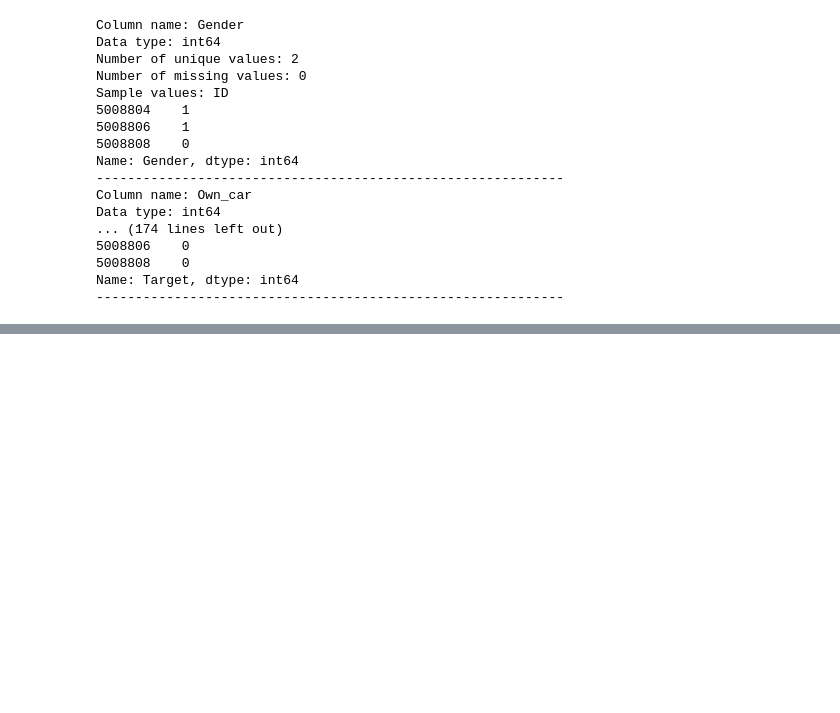
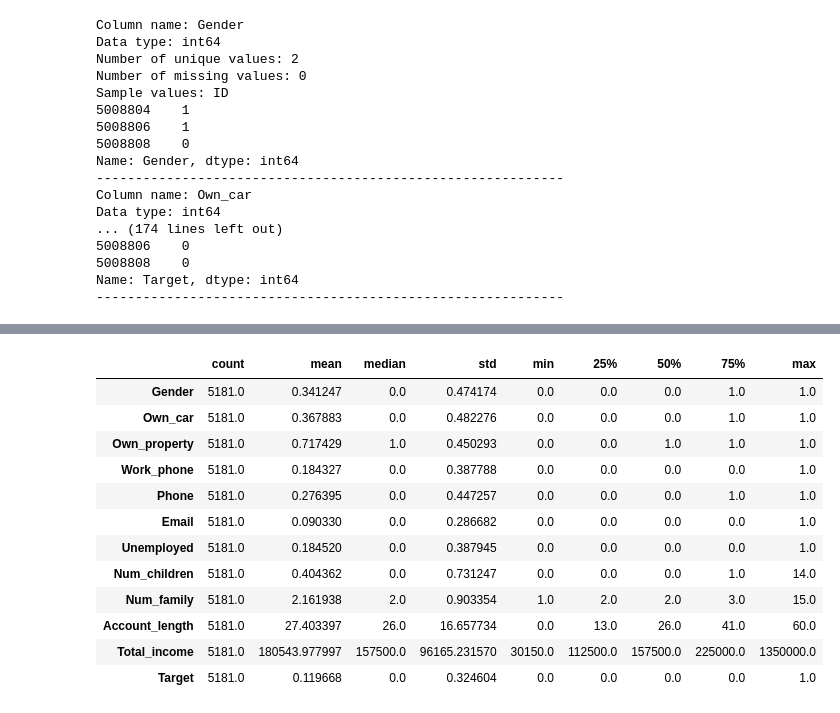
Before and after one commit to yamartej/azure-ml-projects, a Jupyter notebook: projects/jj-project/notebooks/data_exploration.ipynb, the cells around one changed output, grey strips where cells are left out. Saved outputs shown, nothing was run; the diff lists cells and outputs as text; code cells hidden in the pictures; blank space fills up the shorter version.

```diff
--- a/projects/jj-project/notebooks/data_exploration.ipynb
+++ b/projects/jj-project/notebooks/data_exploration.ipynb
@@ -86,0 +117,16 @@ import pyarrow.parquet as pq
+# %%
+estadisticos_cont(df_training.select_dtypes('number'))
+# %% [output]
+|  | count | mean | median | std | min | 25% | 50% | 75% | max |
+| Gender | 5181.0 | 0.341247 | 0.0 | 0.474174 | 0.0 | 0.0 | 0.0 | 1.0 | 1.0 |
+| Own_car | 5181.0 | 0.367883 | 0.0 | 0.482276 | 0.0 | 0.0 | 0.0 | 1.0 | 1.0 |
+| Own_property | 5181.0 | 0.717429 | 1.0 | 0.450293 | 0.0 | 0.0 | 1.0 | 1.0 | 1.0 |
+| Work_phone | 5181.0 | 0.184327 | 0.0 | 0.387788 | 0.0 | 0.0 | 0.0 | 0.0 | 1.0 |
+| Phone | 5181.0 | 0.276395 | 0.0 | 0.447257 | 0.0 | 0.0 | 0.0 | 1.0 | 1.0 |
+| Email | 5181.0 | 0.090330 | 0.0 | 0.286682 | 0.0 | 0.0 | 0.0 | 0.0 | 1.0 |
+| Unemployed | 5181.0 | 0.184520 | 0.0 | 0.387945 | 0.0 | 0.0 | 0.0 | 0.0 | 1.0 |
+| Num_children | 5181.0 | 0.404362 | 0.0 | 0.731247 | 0.0 | 0.0 | 0.0 | 1.0 | 14.0 |
+| Num_family | 5181.0 | 2.161938 | 2.0 | 0.903354 | 1.0 | 2.0 | 2.0 | 3.0 | 15.0 |
+| Account_length | 5181.0 | 27.403397 | 26.0 | 16.657734 | 0.0 | 13.0 | 26.0 | 41.0 | 60.0 |
+| Total_income | 5181.0 | 180543.977997 | 157500.0 | 96165.231570 | 30150.0 | 112500.0 | 157500.0 | 225000.0 | 1350000.0 |
+| Target | 5181.0 | 0.119668 | 0.0 | 0.324604 | 0.0 | 0.0 | 0.0 | 0.0 | 1.0 |
```
Also changed, not shown: parts of 25 cells of this notebook, 5 other files.
